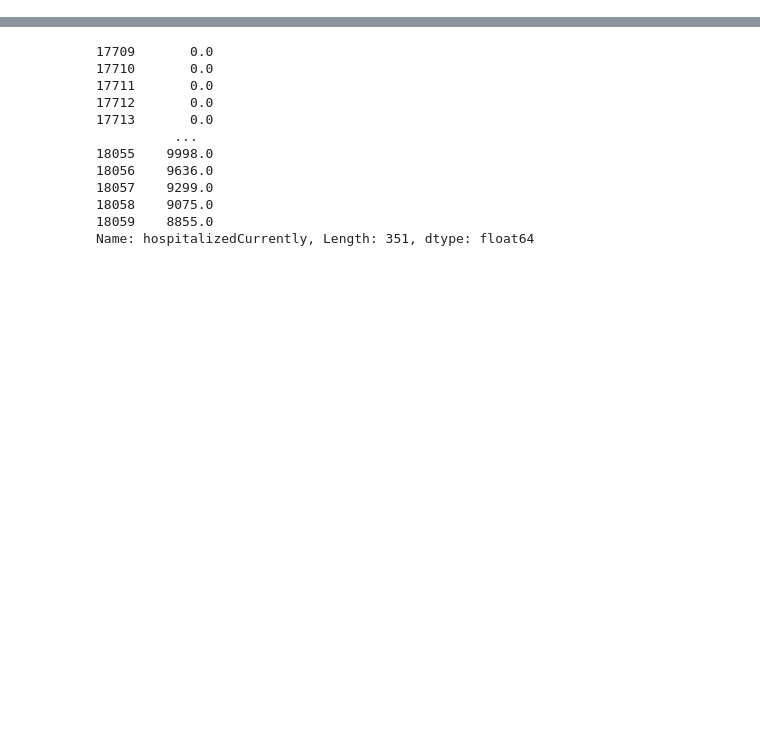
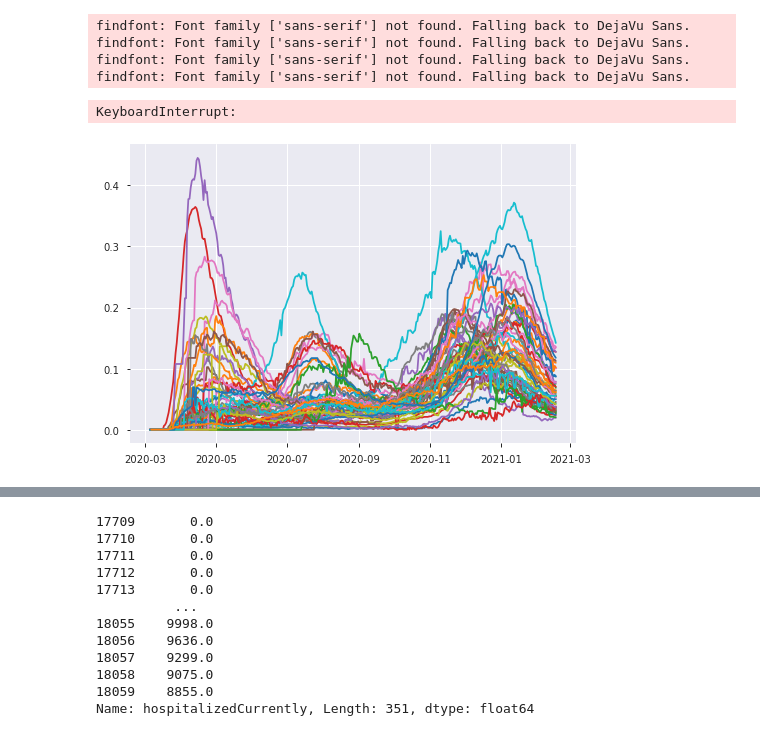
Before and after one commit to Garorod/datathon, a Jupyter notebook: USData-FirstAnalysis.ipynb, the cells around one changed output, grey strips where cells are left out. Cells and saved outputs as stored; diff of their text form; code cells hidden in the pictures; blank space fills up the shorter version.

Commit message:
Adding analysis of occupancy of hospitals.

```diff
--- a/USData-FirstAnalysis.ipynb
+++ b/USData-FirstAnalysis.ipynb
@@ -21,3 +53,5 @@ populationData=pd.read_csv("data//PopulationUSState.csv")
 populationData.columns=["state","population"]
 populationData["population"]=populationData["population"].str.replace(',','').astype(float)
 HospitalData["Inpatient_Bed_Capacity"]=HospitalData["Inpatient_Bed_Capacity"].astype(float)
+HospitalData["InBedsOCC_NonCovid"]=HospitalData['InBedsOccAnyPat__Numbeds_Est']-HospitalData['InBedsOccCOVID__Numbeds_Est']
+HospitalData["InICUOCC_NonCovid"]=HospitalData['InBedsOccAnyPat__Numbeds_Est']-HospitalData['InBedsOccCOVID__Numbeds_Est']
@@ -53,4 +66,4 @@ for file in files:
     #print(df.shape)
 final=pd.concat(frames)
 # %%
-StatwiseBeds=HospitalData.groupby(["state"])["Inpatient_Bed_Capacity","ICU_Bed_total_estimate_Capacity"].mean()
+StatwiseBeds=HospitalData.groupby(["state"])["Inpatient_Bed_Capacity","ICU_Bed_total_estimate_Capacity","InBedsOCC_NonCovid","InICUOCC_NonCovid"].mean()
@@ -62,2 +70,13 @@ final
+# %%
+final=final.merge(StatwiseBeds,on='state')
+final=final.merge(populationData,on='state')
+final['total_hospitalizedCurrently_per_capacity']=(final['hospitalizedCurrently']/final['Inpatient_Bed_Capacity']) +(final['InBedsOCC_NonCovid']/100)
+# we have assumed that the occupancy of ICU for non covid cases follow same proportion as that of occupancy of Inpatient bed
+final['total_InICUCurrently_per_capacity']=(final['inIcuCurrently']/final['ICU_Bed_total_estimate_Capacity']) +(final['InBedsOCC_NonCovid']/100)
+final=final[final['date']>pd.datetime.strptime('2020-03-04','%Y-%m-%d')]
+final["positivityRate"]= final["positiveIncrease"]/ final['totalTestResultsIncrease']
+final["positivityRate"]=final["positivityRate"].fillna(0)
+final["deathIncrease_per_million"]= final["deathIncrease"]/final["population"]*1000000
+final["positivityRate"]=final.positivityRate.replace([np.inf, -np.inf,],1)
 # %%
 final.to_csv("data//USCombined.csv")
@@ -67,6 +108,26 @@ final['deathIncrease_per_Million']= final['deathIncrease']/final['population']*1
 data={}
 for state in states:
     df=final[final['state']==state]
-    df['deathIncreaseSmooth_pm']=df['deathIncrease_per_Million'].rolling(7, min_periods=1).mean()
-    plt.plot(df['date'],df['deathIncreaseSmooth_pm'],label=state)
-plt.show()
+    profile = ProfileReport(df, title="Pandas Profiling Report",minimal=True)
+    profile.to_file("data//USData_Output//"+state+"_output.html")
+    #df['deathIncreaseSmooth_pm']=df['deathIncrease_per_Million'].rolling(7, min_periods=1).mean()
+    #plt.plot(df['date'],df['deathIncreaseSmooth_pm'],label=state)
+#plt.show()
+# %% [output]
+findfont: Font family ['sans-serif'] not found. Falling back to DejaVu Sans.
+findfont: Font family ['sans-serif'] not found. Falling back to DejaVu Sans.
+findfont: Font family ['sans-serif'] not found. Falling back to DejaVu Sans.
+findfont: Font family ['sans-serif'] not found. Falling back to DejaVu Sans.
+KeyboardInterrupt:
+# %%
+states=final['state'].unique()
+data={}
+final['month'] = pd.DatetimeIndex(final['date']).month
+months=final['month'].unique()
+for state in states:
+    df=final[final['state']==state]
+    df['Covid_hospitalizedCurrently_per_capacity']=(df['hospitalizedCurrently']/df['Inpatient_Bed_Capacity'])
+    plt.plot(df['date'],df['Covid_hospitalizedCurrently_per_capacity'],label=state)
+plt.show()
+# %% [output]
+[figure, added]
```
Also changed, not shown: parts of 14 cells of this notebook.
